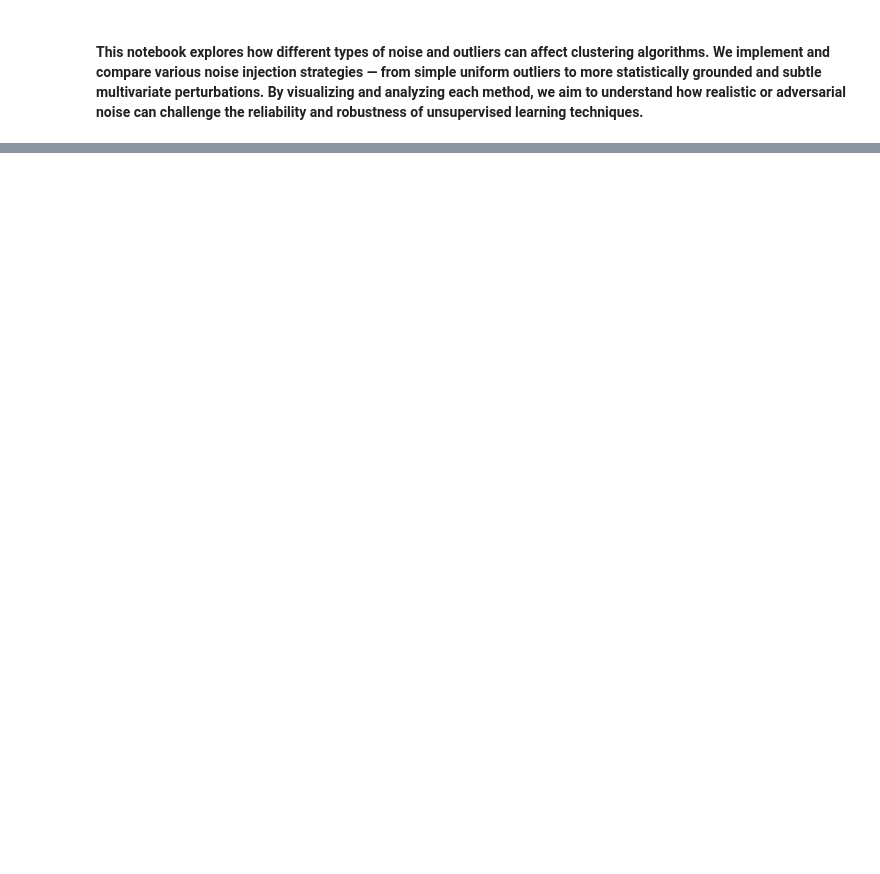
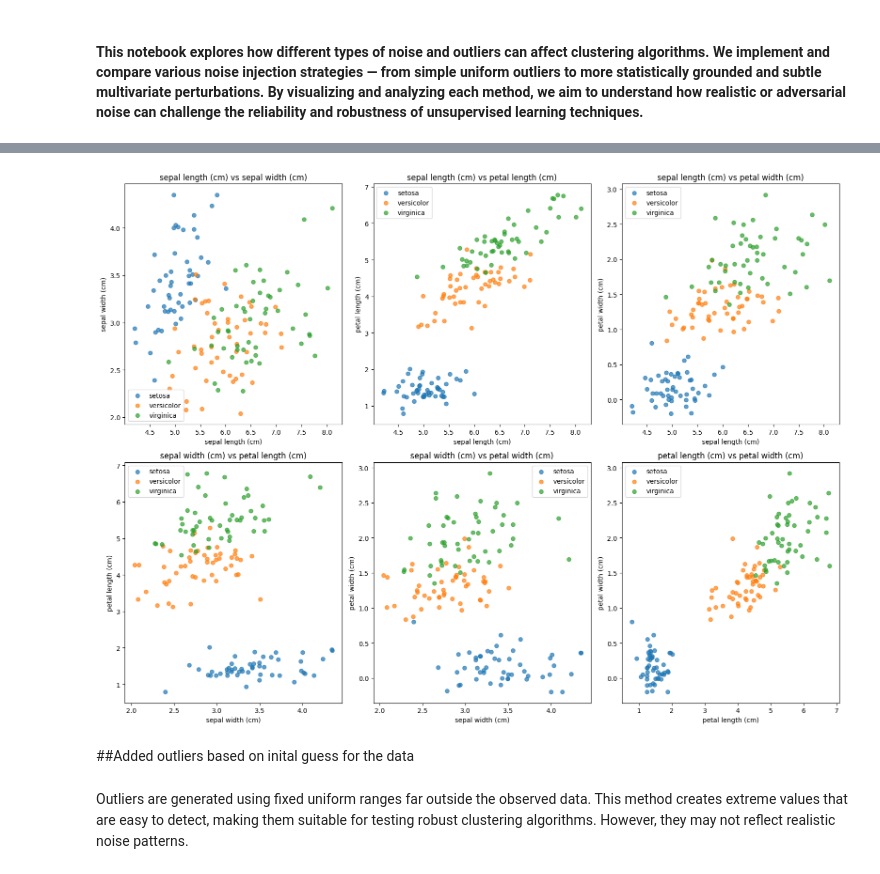
Before and after one commit to Poison-Cluster/poison-cluster, a Jupyter notebook: randomized_injection/randomized_injection_attack.ipynb, the cells around one changed output, grey strips where cells are left out. Cells and saved outputs as stored; diff of their text form; code cells hidden in the pictures; blank space fills up the shorter version.

```diff
--- a/randomized_injection/randomized_injection_attack.ipynb
+++ b/randomized_injection/randomized_injection_attack.ipynb
@@ -119,0 +89,13 @@ plot_feature_pairs(df_label_shuffled, label_column='species', figsize=(16, 12))
+# %%
+df_noisy = copy.deepcopy(df_iris)
+noise = np.random.normal(loc=0, scale=0.2, size=df_noisy['frame'].iloc[:, :4].shape)
+df_noisy['data'].iloc[:, :4] += noise
+df_noisy['frame'].iloc[:, :4] += noise
+# %%
+plot_feature_pairs(df_noisy, figsize=(16, 12))
+# %% [output]
+[figure, added]
+# %% [markdown]
+##Added outliers based on inital guess for the data
+# %% [markdown]
+Outliers are generated using fixed uniform ranges far outside the observed data. This method creates extreme values that are easy to detect, making them suitable for testing robust clustering algorithms. However, they may not reflect realistic noise patterns.
```
Also changed, not shown: parts of 73 cells of this notebook.
